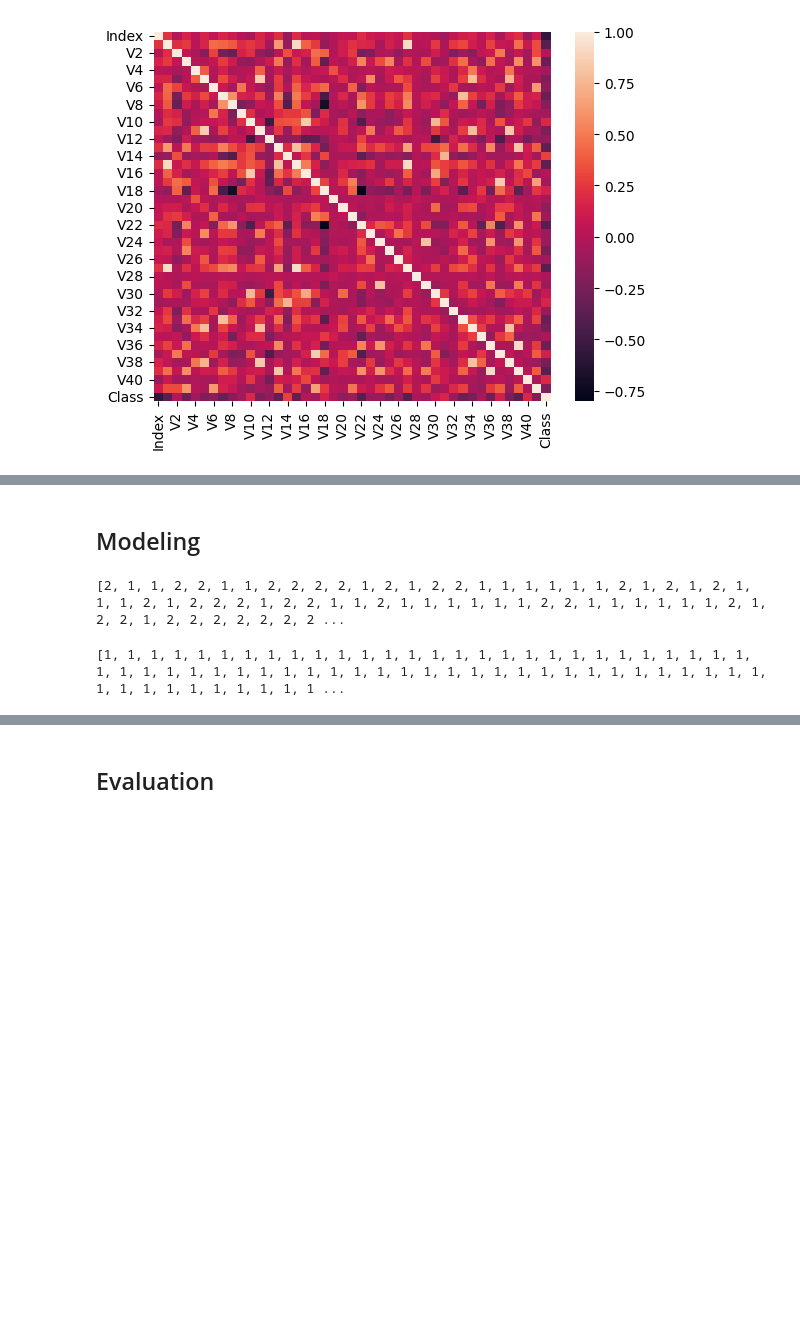
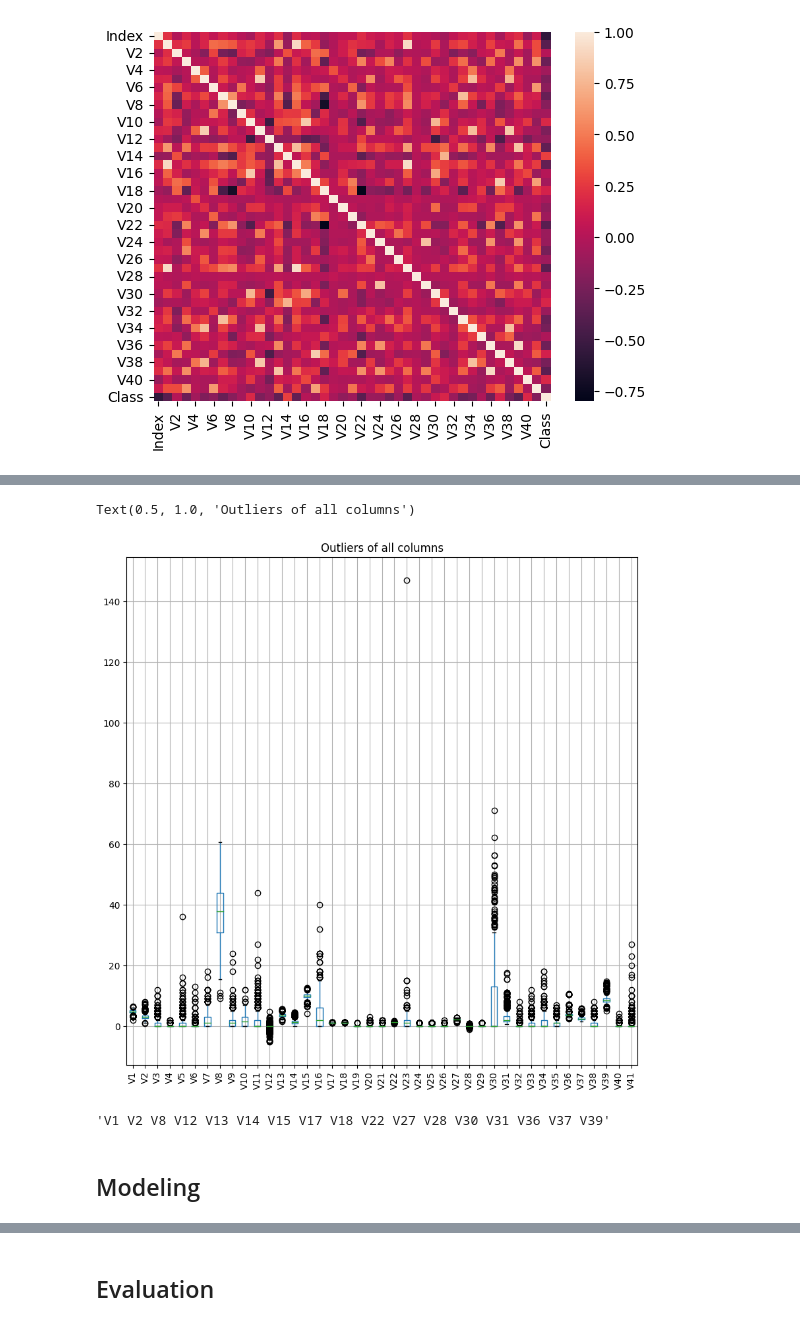
Before and after one commit to al-pi314/inteligent_systems, a Jupyter notebook: seminar_2/seminar.ipynb, the cells around one changed output, grey strips where cells are left out. Drawn from its saved outputs; the diff is of its cells as text; code cells hidden in the pictures; blank space fills up the shorter version.

```diff
--- a/seminar_2/seminar.ipynb
+++ b/seminar_2/seminar.ipynb
@@ -78,12 +101,14 @@ print(len(correlated_columns), "highly correlated features")
+# %%
+train_df_without_index_and_class.boxplot(figsize=(10, 10))
+plt.xticks(rotation=90)
+plt.title("Outliers of all columns")
+# %% [output]
+Text(0.5, 1.0, 'Outliers of all columns')
+[figure, added]
+# %%
+continuous_columns =  [i for i in train_df_without_index_and_class.nunique().index.where(train_df_without_index_and_class.nunique().values >= 100) if i is not None]
+" ".join(continuous_columns)
+# %% [output]
+'V1 V2 V8 V12 V13 V14 V15 V17 V18 V22 V27 V28 V30 V31 V36 V37 V39'
 # %% [markdown]
 ## Modeling
-# %%
-rnd_classifier = RandomClassifier(train_df, "Class")
-print([rnd_classifier.classify(None) for _ in range(100)])
-# %% [output]
-[2, 1, 1, 2, 2, 1, 1, 2, 2, 2, 2, 1, 2, 1, 2, 2, 1, 1, 1, 1, 1, 1, 2, 1, 2, 1, 2, 1, 1, 1, 2, 1, 2, 2, 2, 1, 2, 2, 1, 1, 2, 1, 1, 1, 1, 1, 1, 2, 2, 1, 1, 1, 1, 1, 1, 2, 1, 2, 2, 1, 2, 2, 2, 2, 2, 2, 2 ...
-# %%
-majority_classifier = MajorityClassifier(train_df, "Class")
-print([majority_classifier.classify(None) for _ in range(100)])
-# %% [output]
-[1, 1, 1, 1, 1, 1, 1, 1, 1, 1, 1, 1, 1, 1, 1, 1, 1, 1, 1, 1, 1, 1, 1, 1, 1, 1, 1, 1, 1, 1, 1, 1, 1, 1, 1, 1, 1, 1, 1, 1, 1, 1, 1, 1, 1, 1, 1, 1, 1, 1, 1, 1, 1, 1, 1, 1, 1, 1, 1, 1, 1, 1, 1, 1, 1, 1, 1 ...
```
Also changed, not shown: parts of 18 cells of this notebook, 6 other files.
